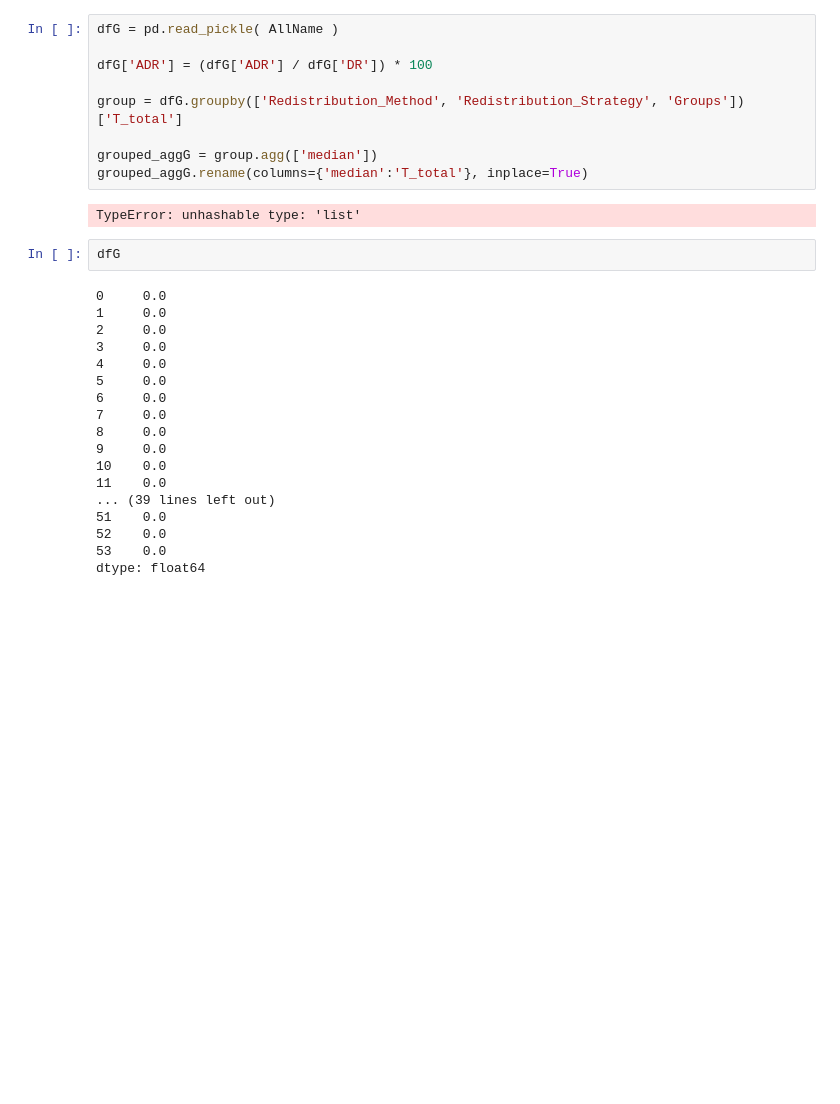
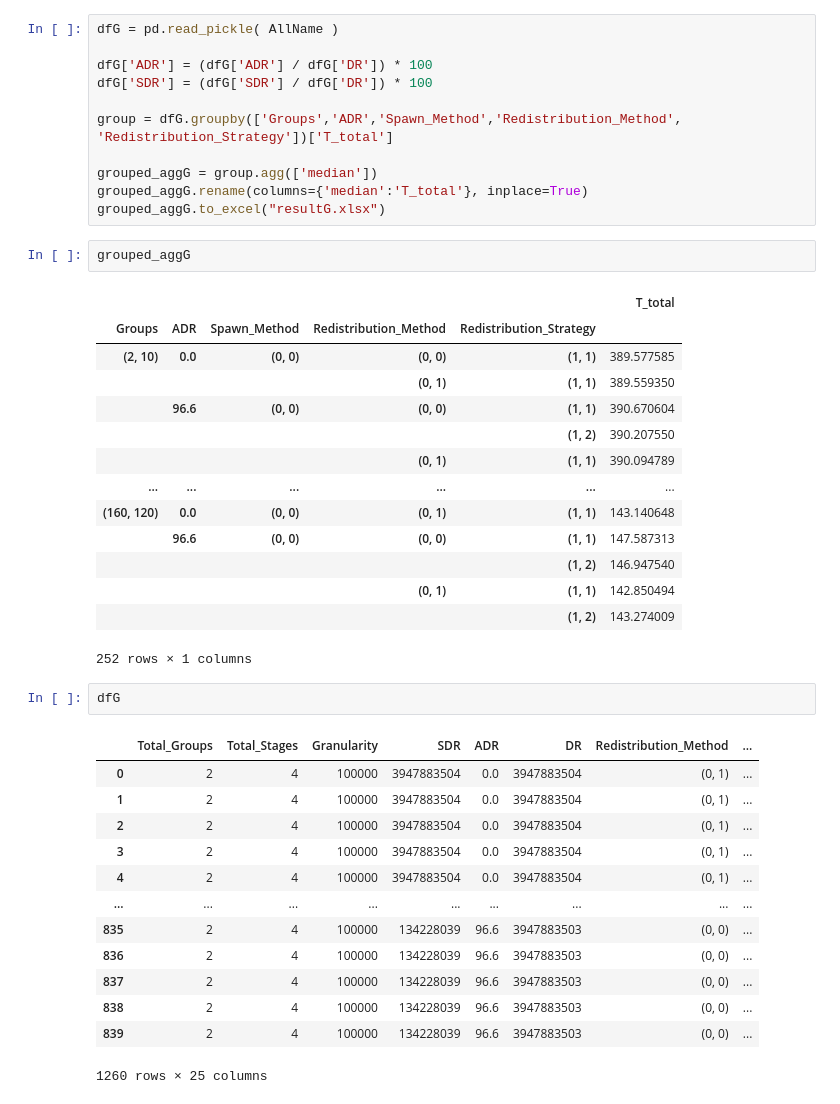
Before and after one commit to hpca-uji/Proteo, a Jupyter notebook: Analysis/new_analyser.ipynb, the cells around one changed output. Saved outputs shown, nothing was run; the diff lists cells and outputs as text; blank space fills up the shorter version.

```diff
--- a/Analysis/new_analyser.ipynb
+++ b/Analysis/new_analyser.ipynb
@@ -99,30 +75,43 @@ handles_spawn = [OrMult_patch,OrSing_patch,OrPthMult_patch,OrPthSing_patch,Merge
 dfG = pd.read_pickle( AllName )
 
 dfG['ADR'] = (dfG['ADR'] / dfG['DR']) * 100
+dfG['SDR'] = (dfG['SDR'] / dfG['DR']) * 100
 
-group = dfG.groupby(['Redistribution_Method', 'Redistribution_Strategy', 'Groups'])['T_total']
+group = dfG.groupby(['Groups','ADR','Spawn_Method','Redistribution_Method', 'Redistribution_Strategy'])['T_total']
 
 grouped_aggG = group.agg(['median'])
 grouped_aggG.rename(columns={'median':'T_total'}, inplace=True)
+grouped_aggG.to_excel("resultG.xlsx")
-# %% [output]
-TypeError: unhashable type: 'list'
+# %%
+grouped_aggG
+# %% [output]
+|  |  |  |  |  | T_total |
+| Groups | ADR | Spawn_Method | Redistribution_Method | Redistribution_Strategy |  |
+| (2, 10) | 0.0 | (0, 0) | (0, 0) | (1, 1) | 389.577585 |
+|  |  |  | (0, 1) | (1, 1) | 389.559350 |
+|  | 96.6 | (0, 0) | (0, 0) | (1, 1) | 390.670604 |
+|  |  |  |  | (1, 2) | 390.207550 |
+|  |  |  | (0, 1) | (1, 1) | 390.094789 |
+| ... | ... | ... | ... | ... | ... |
+| (160, 120) | 0.0 | (0, 0) | (0, 1) | (1, 1) | 143.140648 |
+|  | 96.6 | (0, 0) | (0, 0) | (1, 1) | 147.587313 |
+|  |  |  |  | (1, 2) | 146.947540 |
+|  |  |  | (0, 1) | (1, 1) | 142.850494 |
+|  |  |  |  | (1, 2) | 143.274009 |
+252 rows × 1 columns
 # %%
 dfG
 # %% [output]
+|  | Total_Groups | Total_Stages | Granularity | SDR | ADR | DR | Redistribution_Method | ... |
+| 0 | 2 | 4 | 100000 | 3947883504 | 0.0 | 3947883504 | (0, 1) | ... |
+| 1 | 2 | 4 | 100000 | 3947883504 | 0.0 | 3947883504 | (0, 1) | ... |
+| 2 | 2 | 4 | 100000 | 3947883504 | 0.0 | 3947883504 | (0, 1) | ... |
+| 3 | 2 | 4 | 100000 | 3947883504 | 0.0 | 3947883504 | (0, 1) | ... |
+| 4 | 2 | 4 | 100000 | 3947883504 | 0.0 | 3947883504 | (0, 1) | ... |
+| ... | ... | ... | ... | ... | ... | ... | ... | ... |
+| 835 | 2 | 4 | 100000 | 134228039 | 96.6 | 3947883503 | (0, 0) | ... |
+| 836 | 2 | 4 | 100000 | 134228039 | 96.6 | 3947883503 | (0, 0) | ... |
+| 837 | 2 | 4 | 100000 | 134228039 | 96.6 | 3947883503 | (0, 0) | ... |
+| 838 | 2 | 4 | 100000 | 134228039 | 96.6 | 3947883503 | (0, 0) | ... |
+| 839 | 2 | 4 | 100000 | 134228039 | 96.6 | 3947883503 | (0, 0) | ... |
-0     0.0
-1     0.0
-2     0.0
-3     0.0
-4     0.0
-5     0.0
-6     0.0
-7     0.0
-8     0.0
-9     0.0
-10    0.0
-11    0.0
-... (39 lines left out)
-51    0.0
-52    0.0
-53    0.0
-dtype: float64
+1260 rows × 25 columns
```
Also changed, not shown: parts of 7 cells of this notebook.
